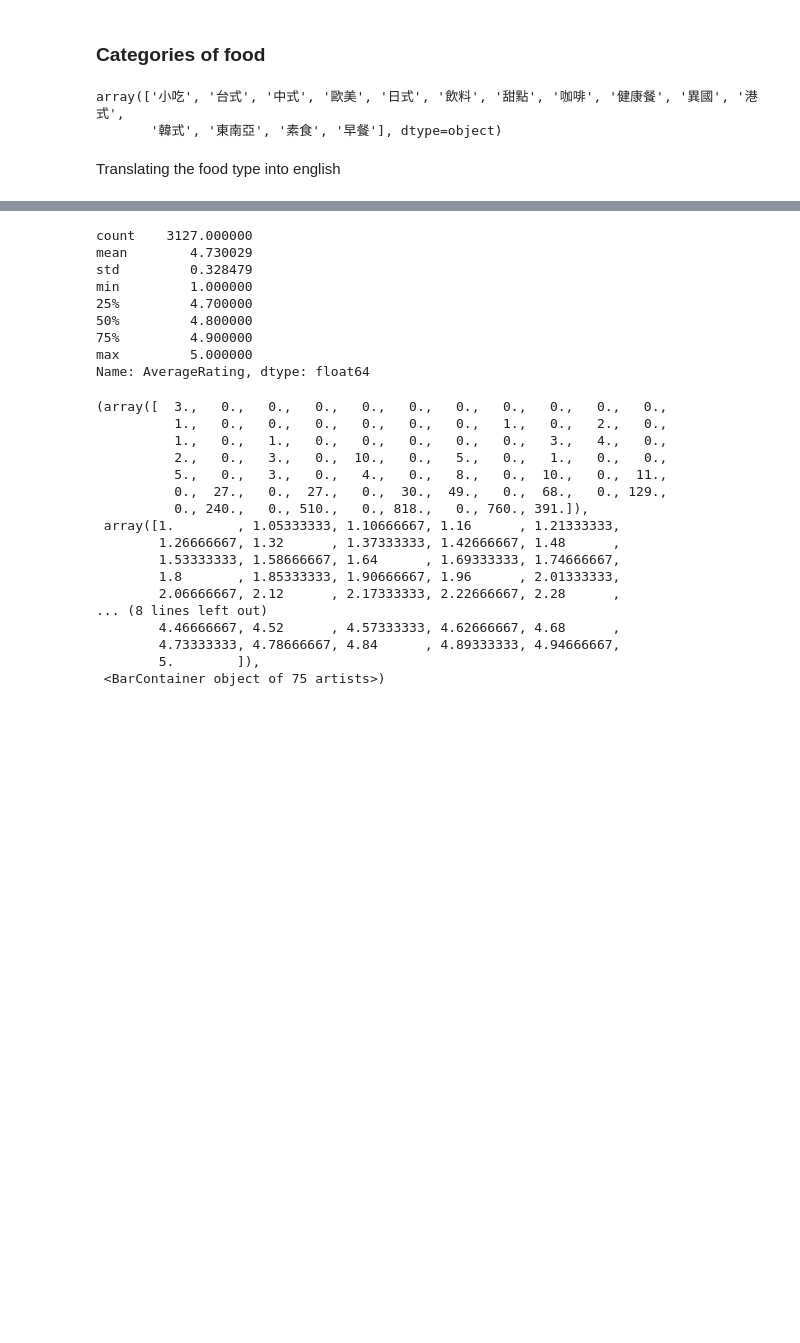
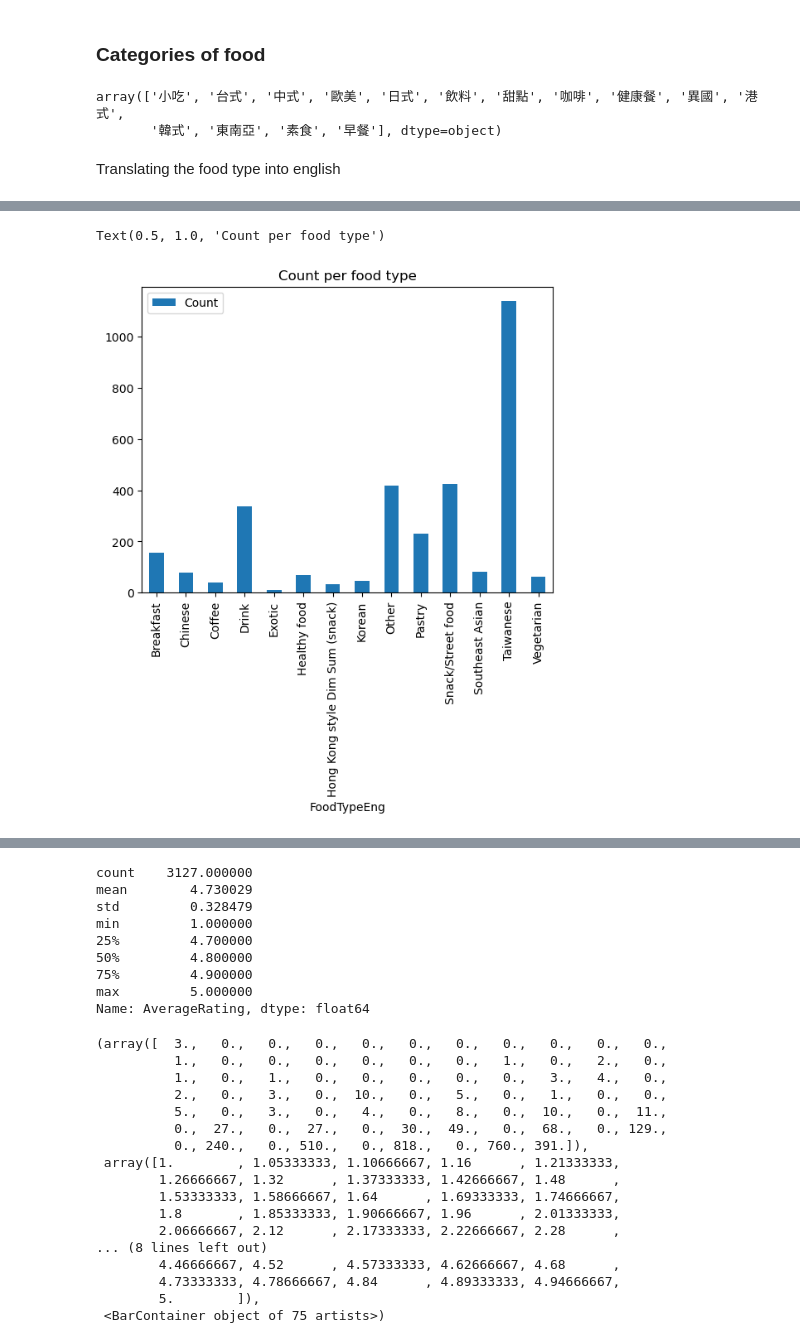
Before and after one commit to YuTingdata/panda-food-taiwan-analysis, a Jupyter notebook: panda_food_tainan.ipynb, the cells around one changed output, grey strips where cells are left out. Cells and saved outputs as stored; diff of their text form; code cells hidden in the pictures; blank space fills up the shorter version.

Commit message:
Show distribution food type

```diff
--- a/panda_food_tainan.ipynb
+++ b/panda_food_tainan.ipynb
@@ -75,0 +79,4 @@ data_restos.head()
+# %%
+data_restos[['Count']] = 0
+resto_type_counts = data_restos[['FoodTypeEng', 'Count']].groupby('FoodTypeEng').count().reset_index()
+resto_type_counts
@@ -76,3 +99,9 @@ data_restos.head()
+# %%
+ax = resto_type_counts.plot.bar(x='FoodTypeEng')
+ax.set_title('Count per food type')
+# %% [output]
+Text(0.5, 1.0, 'Count per food type')
+[figure, added]
 # %%
 data_reviews.head()
 # %% [output]
```
Also changed, not shown: parts of 5 cells of this notebook.
